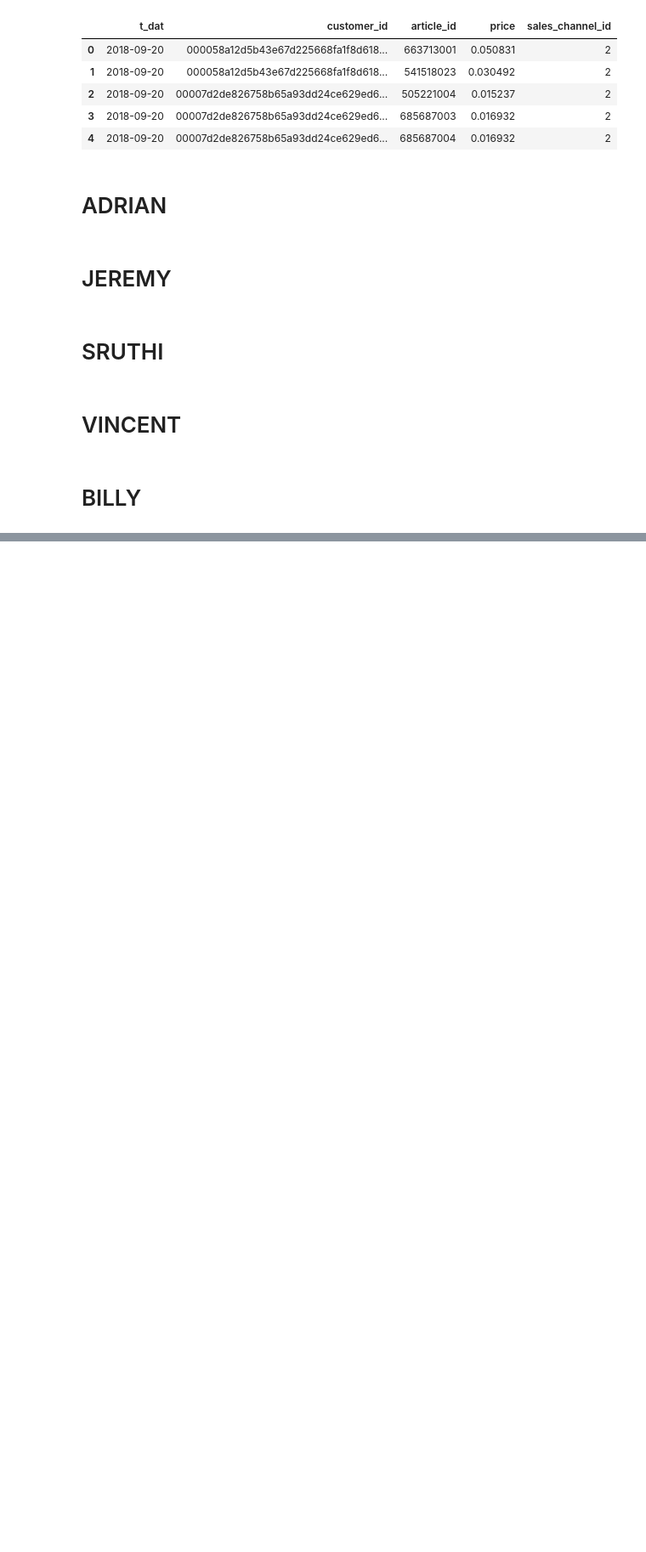
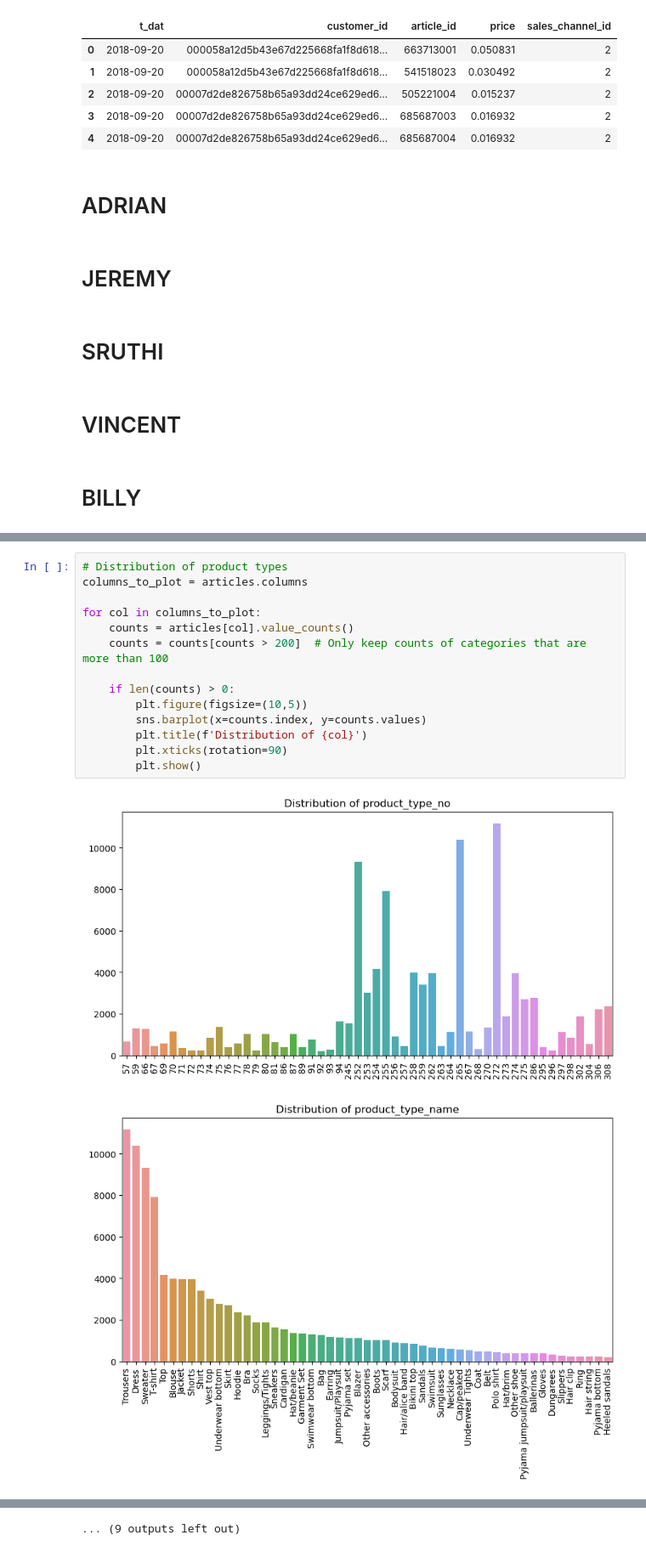
Before and after one commit to billysimct/Data-Science-Business, a Jupyter notebook: demo.ipynb, the cells around one changed output, grey strips where cells are left out. Shown at 85% size. Saved outputs shown, nothing was run; the diff lists cells and outputs as text; blank space fills up the shorter version.

Commit message:
Added plot and initial eda

```diff
--- a/demo.ipynb
+++ b/demo.ipynb
@@ -51,0 +115,17 @@ transactions.head()
+# %%
+# Distribution of product types
+columns_to_plot = articles.columns
+
+for col in columns_to_plot:
+    counts = articles[col].value_counts()
+    counts = counts[counts > 200]  # Only keep counts of categories that are more than 100
+
+    if len(counts) > 0:
+        plt.figure(figsize=(10,5))
+        sns.barplot(x=counts.index, y=counts.values)
+        plt.title(f'Distribution of {col}')
+        plt.xticks(rotation=90)
+        plt.show()
+# %% [output]
+[figure, added]
+[figure, added]
@@ -51,0 +142 @@ transactions.head()
+... (9 outputs left out)
```
Also changed, not shown: parts of 10 cells of this notebook.
